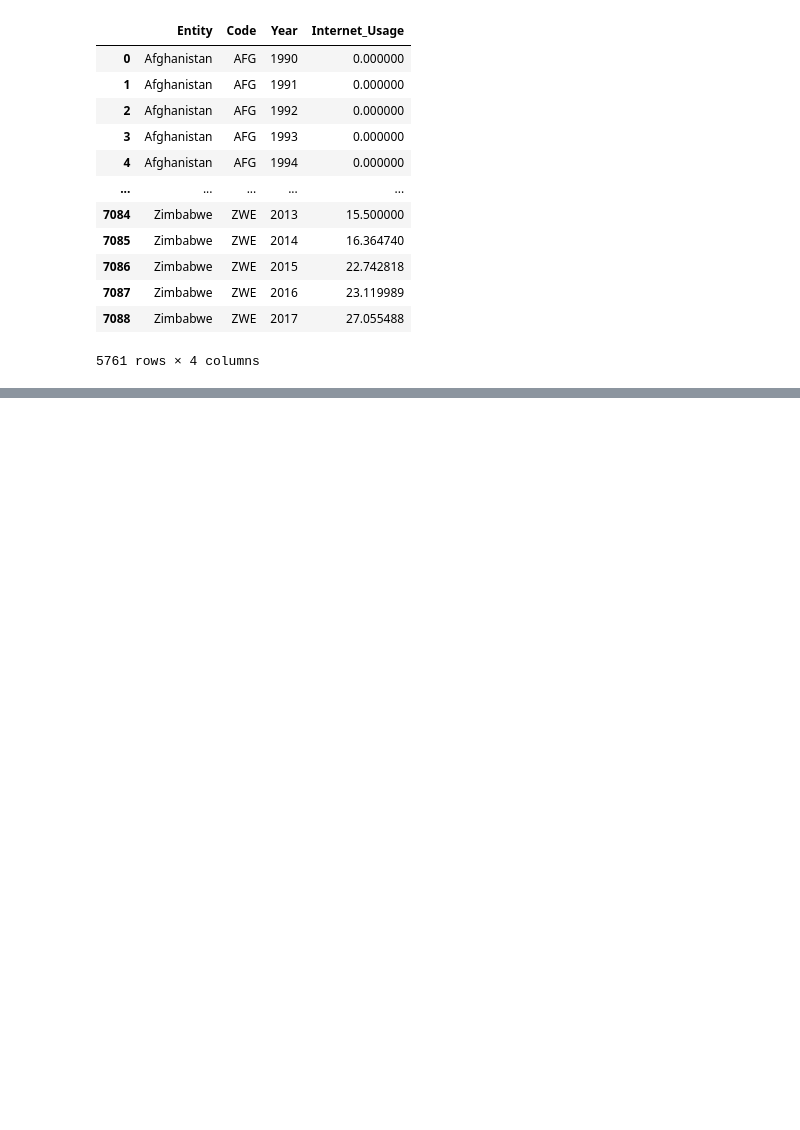
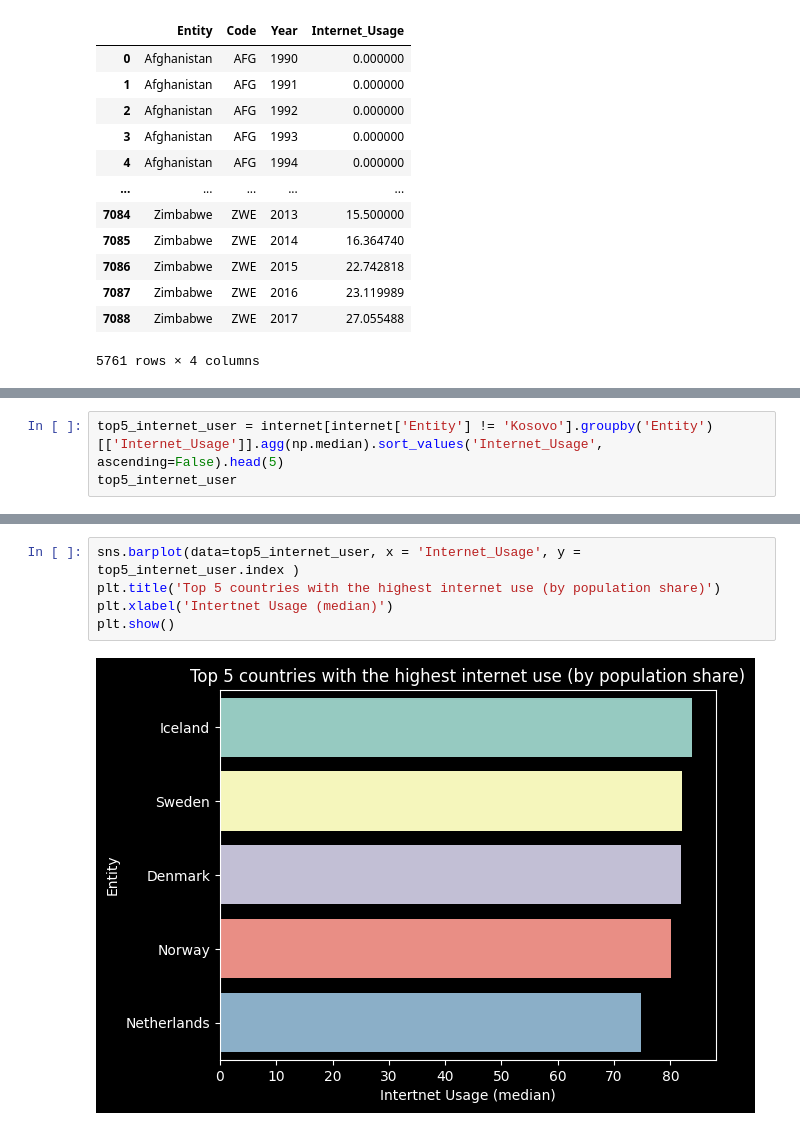
Before and after one commit to PaulAnicet97/Data_analysis, a Jupyter notebook: How Much of the World Has Access to the Internet/notebook.ipynb, the cells around one changed output, grey strips where cells are left out. Saved outputs shown, nothing was run; the diff lists cells and outputs as text; blank space fills up the shorter version.

```diff
--- a/How Much of the World Has Access to the Internet/notebook.ipynb
+++ b/How Much of the World Has Access to the Internet/notebook.ipynb
@@ -195,0 +211,3 @@ sns.barplot(data = top_5_internet_usage, x = 'Entity' , y ='Internet_Usage' )
+# %%
+top5_internet_user = internet[internet['Entity'] != 'Kosovo'].groupby('Entity')[['Internet_Usage']].agg(np.median).sort_values('Internet_Usage', ascending=False).head(5)
+top5_internet_user
@@ -195,0 +222,7 @@ sns.barplot(data = top_5_internet_usage, x = 'Entity' , y ='Internet_Usage' )
+# %%
+sns.barplot(data=top5_internet_user, x = 'Internet_Usage', y = top5_internet_user.index )
+plt.title('Top 5 countries with the highest internet use (by population share)')
+plt.xlabel('Intertnet Usage (median)')
+plt.show()
+# %% [output]
+[figure, added]
```
Also changed, not shown: parts of 19 cells of this notebook.
